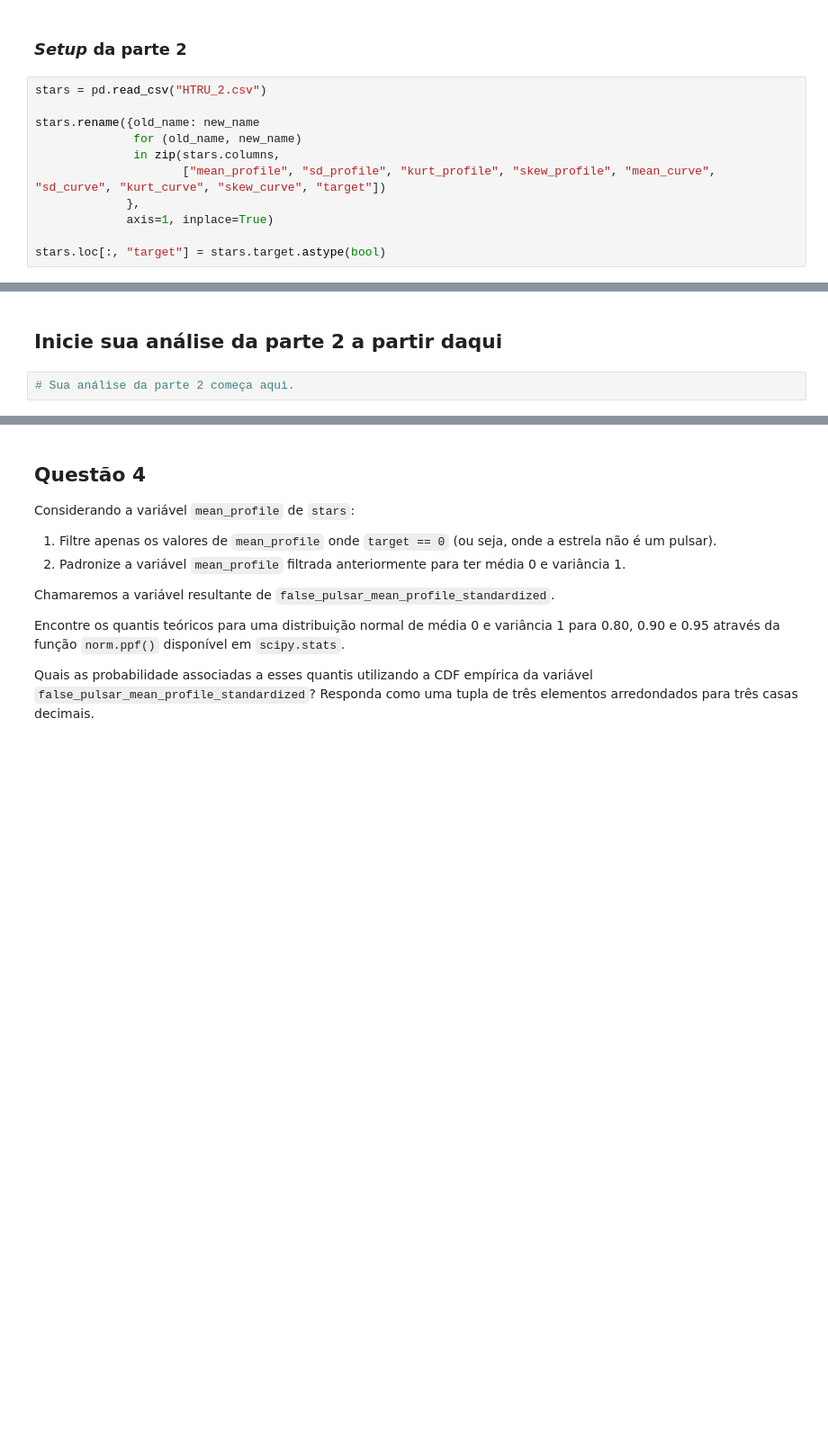
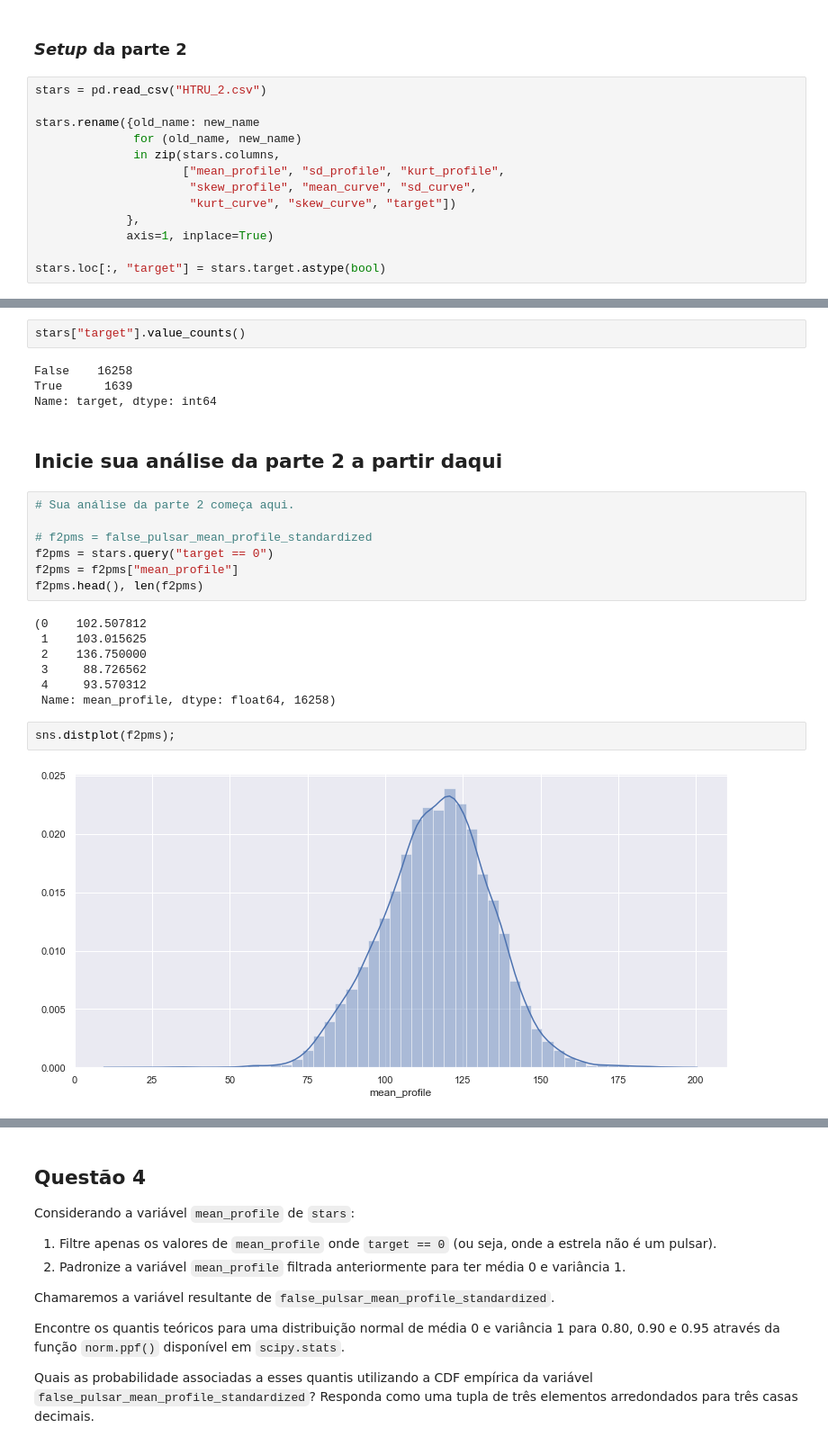
Before and after one commit to LucasDatilioCarderelli/Codenation, a Jupyter notebook: data-science-1/main.ipynb, the cells around one changed output, grey strips where cells are left out. Shown: that part at 90% size. Cells and saved outputs as stored; diff of their text form; blank space fills up the shorter version.

```diff
--- a/data-science-1/main.ipynb
+++ b/data-science-1/main.ipynb
@@ -177,7 +174,9 @@ stars = pd.read_csv("HTRU_2.csv")
 stars.rename({old_name: new_name
               for (old_name, new_name)
               in zip(stars.columns,
-                     ["mean_profile", "sd_profile", "kurt_profile", "skew_profile", "mean_curve", "sd_curve", "kurt_curve", "skew_curve", "target"])
+                     ["mean_profile", "sd_profile", "kurt_profile",
+                      "skew_profile", "mean_curve", "sd_curve",
+                      "kurt_curve", "skew_curve", "target"])
              },
              axis=1, inplace=True)
 
@@ -185,4 +200,26 @@ stars.loc[:, "target"] = stars.target.astype(bool)
+# %%
+stars["target"].value_counts()
+# %% [output]
+False    16258
+True      1639
+Name: target, dtype: int64
 # %% [markdown]
 ## Inicie sua análise da parte 2 a partir daqui
 # %%
 # Sua análise da parte 2 começa aqui.
+
+# f2pms = false_pulsar_mean_profile_standardized
+f2pms = stars.query("target == 0")
+f2pms = f2pms["mean_profile"]
+f2pms.head(), len(f2pms)
+# %% [output]
+(0    102.507812
+ 1    103.015625
+ 2    136.750000
+ 3     88.726562
+ 4     93.570312
+ Name: mean_profile, dtype: float64, 16258)
+# %%
+sns.distplot(f2pms);
+# %% [output]
+[figure, added]
```
Also changed, not shown: parts of 13 cells of this notebook.
